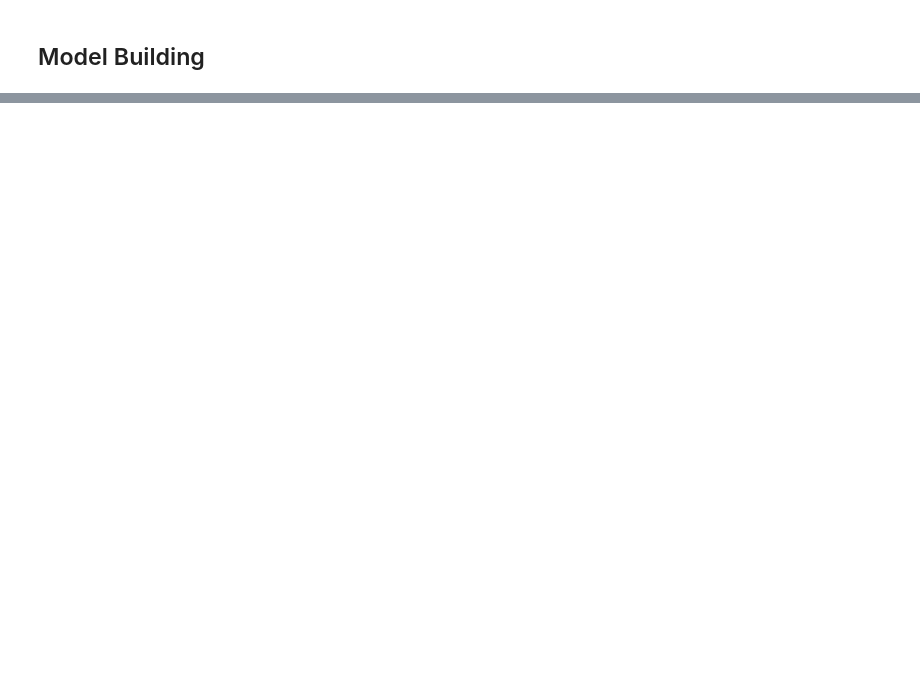
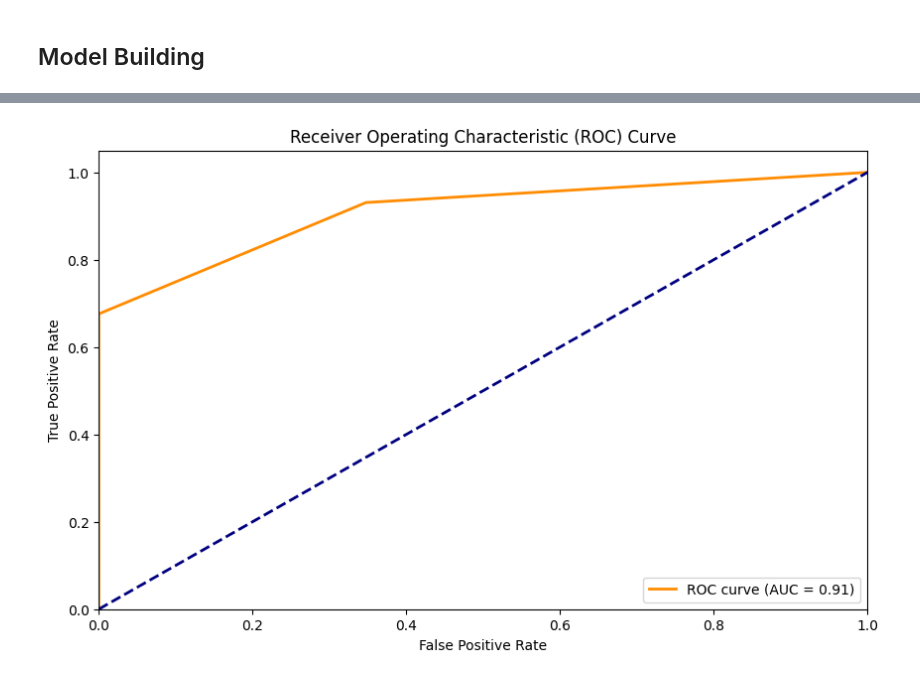
Before and after one commit to PhatNguyen55/Machine_Learning-Diabetes_Prediction, a Jupyter notebook: DecisionTree.ipynb, the cells around one changed output, grey strips where cells are left out. Cells and saved outputs as stored; diff of their text form; code cells hidden in the pictures; blank space fills up the shorter version.

```diff
--- a/DecisionTree.ipynb
+++ b/DecisionTree.ipynb
@@ -35,2 +49,8 @@ y_pred_clf = clf.predict (x_test)
 # %%
-print("Accuracy: " ,metrics.accuracy_score(y_test,y_pred_clf))
+# 4. Define parameters for GridSearch
+param_grid = {
+    'decision_tree__max_depth': [3, 5, 7, 10],
+    'decision_tree__min_samples_split': [2, 5, 10],
+    'decision_tree__min_samples_leaf': [1, 2, 4],
+    'decision_tree__criterion': ['gini', 'entropy']
+}
@@ -62,3 +95,18 @@ R2 Score: 0.6838023655524524
 # %%
-from sklearn import tree
+# 8. Plot ROC Curve
+fpr, tpr, _ = roc_curve(y_test, y_pred_proba)
+roc_auc = auc(fpr, tpr)
+
+plt.figure(figsize=(10, 6))
+plt.plot(fpr, tpr, color='darkorange', lw=2, label=f'ROC curve (AUC = {roc_auc:.2f})')
+plt.plot([0, 1], [0, 1], color='navy', lw=2, linestyle='--')
+plt.xlim([0.0, 1.0])
+plt.ylim([0.0, 1.05])
+plt.xlabel('False Positive Rate')
+plt.ylabel('True Positive Rate')
+plt.title('Receiver Operating Characteristic (ROC) Curve')
+plt.legend(loc="lower right")
+plt.show()
+# %% [output]
+[figure, added]
 # %%
```
Also changed, not shown: parts of 18 cells of this notebook, 1 other file.
